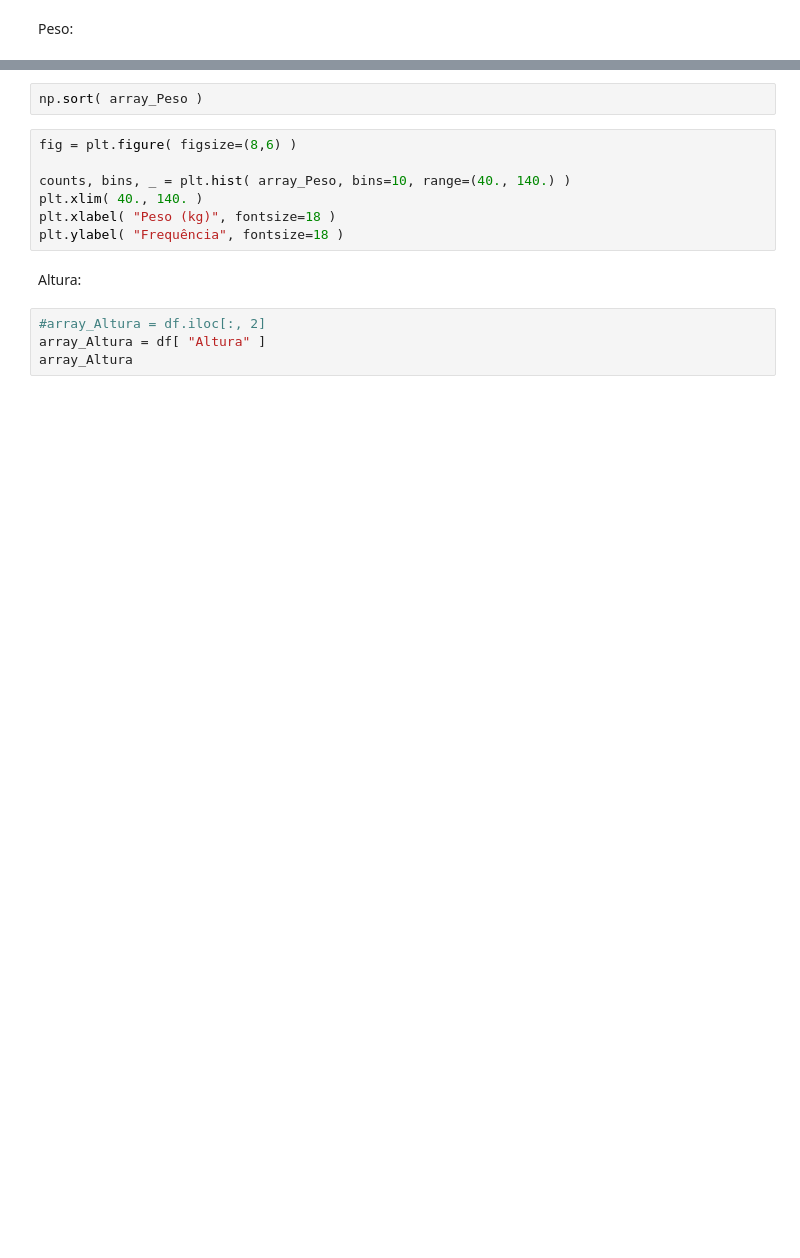
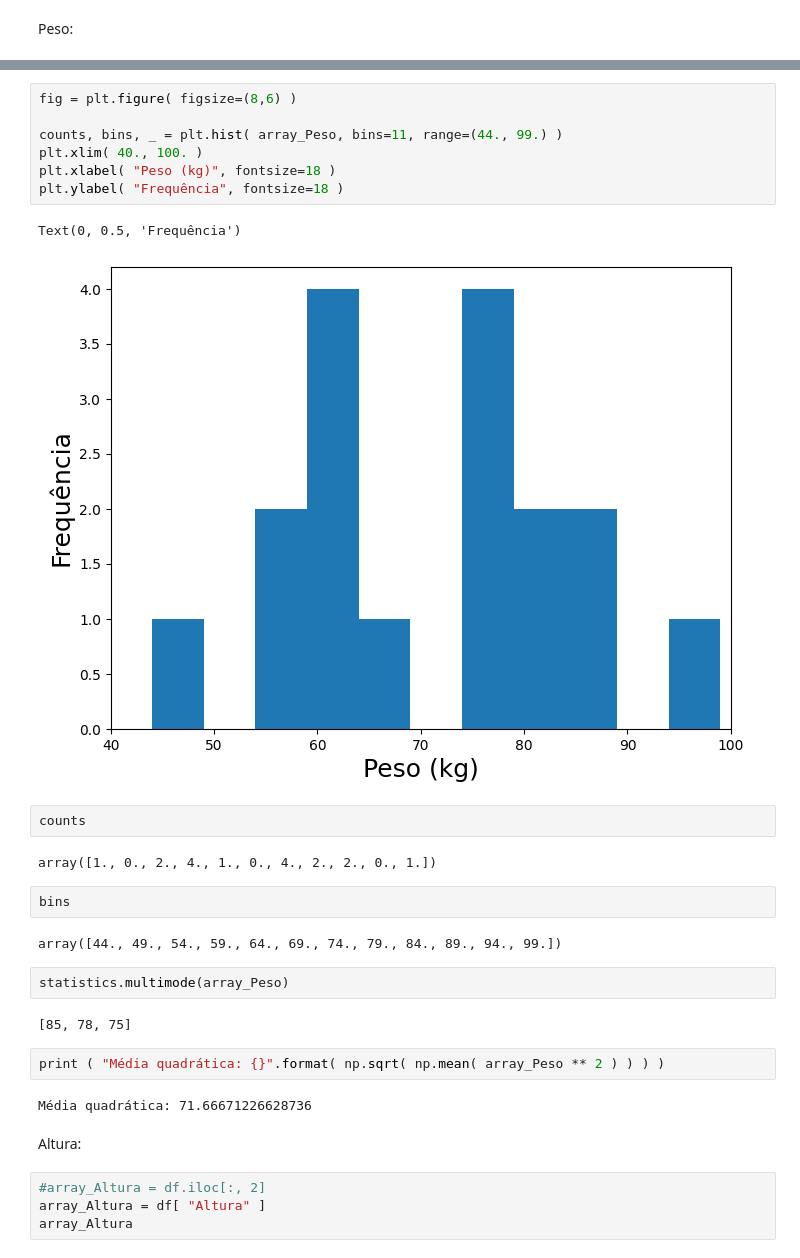
Before and after one commit to elizamelo/FisicaGeral, a Jupyter notebook: Aula01_Dados_da_Turma_2023.ipynb, the cells around one changed output, grey strips where cells are left out. Saved outputs shown, nothing was run; the diff lists cells and outputs as text; blank space fills up the shorter version.

```diff
--- a/Aula01_Dados_da_Turma_2023.ipynb
+++ b/Aula01_Dados_da_Turma_2023.ipynb
@@ -66,12 +220,29 @@ np.mean( array_Peso )
-# %%
-np.sort( array_Peso )
 # %%
 fig = plt.figure( figsize=(8,6) )
 
-counts, bins, _ = plt.hist( array_Peso, bins=10, range=(40., 140.) )
-plt.xlim( 40., 140. )
+counts, bins, _ = plt.hist( array_Peso, bins=11, range=(44., 99.) )
+plt.xlim( 40., 100. )
 plt.xlabel( "Peso (kg)", fontsize=18 )
 plt.ylabel( "Frequência", fontsize=18 )
+# %% [output]
+Text(0, 0.5, 'Frequência')
+[figure, added]
+# %%
+counts
+# %% [output]
+array([1., 0., 2., 4., 1., 0., 4., 2., 2., 0., 1.])
+# %%
+bins
+# %% [output]
+array([44., 49., 54., 59., 64., 69., 74., 79., 84., 89., 94., 99.])
+# %%
+statistics.multimode(array_Peso)
+# %% [output]
+[85, 78, 75]
+# %%
+print ( "Média quadrática: {}".format( np.sqrt( np.mean( array_Peso ** 2 ) ) ) )
+# %% [output]
+Média quadrática: 71.66671226628736
 # %% [markdown]
 Altura:
 # %%
```
Also changed, not shown: parts of 71 cells of this notebook.
